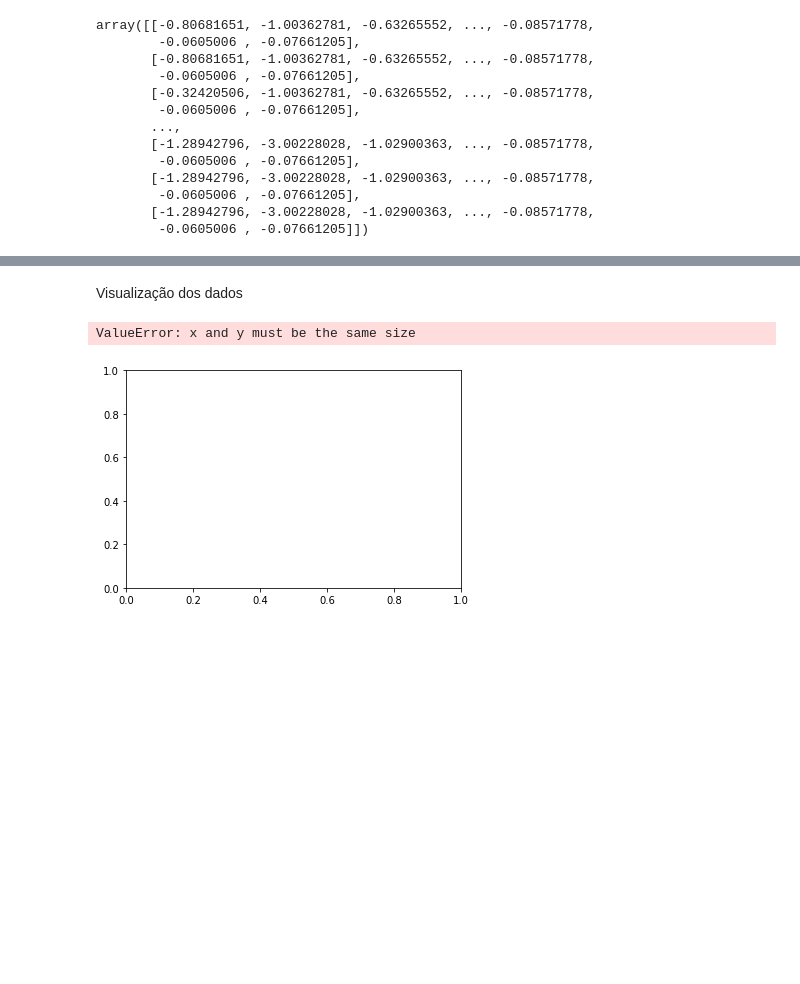
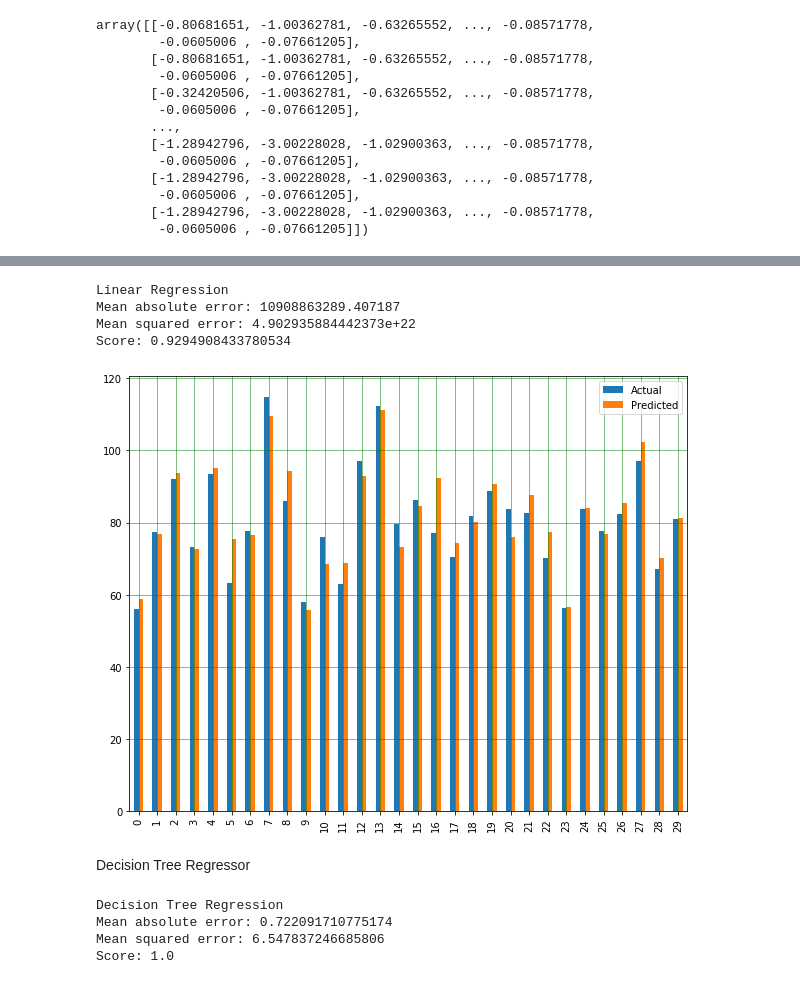
Before and after one commit to karinepestana/rpg-datasets-dissertacao, a Jupyter notebook: regressao.ipynb, the cells around one changed output, grey strips where cells are left out. Drawn from its saved outputs; the diff is of its cells as text; code cells hidden in the pictures; blank space fills up the shorter version.

```diff
--- a/regressao.ipynb
+++ b/regressao.ipynb
@@ -66,5 +74,4 @@ from sklearn.model_selection import train_test_split
 # %%
 Y = classe
 #separação dos dados para treino e teste
-x_treino, x_teste, y_treino, y_teste = train_test_split(
-    X, Y, test_size = 0.2, random_state = 0)
+x_treino, x_teste, y_treino, y_teste = train_test_split(X, Y, test_size = 0.3, random_state = 0)
@@ -80,23 +91,25 @@ previsoes = regressaoLinear.predict(x_teste)
-# %% [markdown]
-Visualização dos dados
-# %%
-import matplotlib.pyplot as plt
-plt.scatter(x_treino, y_treino)
-plt.plot(x_treino, regressor.predict(x_treino), color = 'red')
-previsoes = regressor.predict(x_teste)
-resultado = abs(y_teste - previsoes)
-resultado.mean()
-from sklearn.metrics import mean_absolute_error, mean_squared_error
-mae = mean_absolute_error(y_teste, previsoes)
-mse = mean_squared_error(y_teste, previsoes)
-plt.scatter(x_teste, y_teste)
-plt.plot(x_teste, regressor.predict(x_teste), color = 'red')
-regressor.score(x_teste, y_teste)
-
-plt.show()
-# %% [output]
-ValueError: x and y must be the same size
-[figure, removed]
+# %%
+print('Linear Regression')
+print("Mean absolute error: " + str(mae))
+print("Mean squared error: " + str(mse))
+print("Score: " + str(score))
+# %% [output]
+Linear Regression
+Mean absolute error: 10908863289.407187
+Mean squared error: 4.902935884442373e+22
+Score: 0.9294908433780534
+# %%
+y_pred = regressaoLinear.predict(x_teste)
+df = pd.DataFrame({'Actual': y_teste, 'Predicted': y_pred})
+df1 = df.head(30)
+df1.plot(kind='bar',figsize=(10,8))
+plt.grid(which='major', linestyle='-', linewidth='0.5', color='green')
+plt.grid(which='minor', linestyle=':', linewidth='0.5', color='black')
+plt.show()
+# %% [output]
+[figure, added]
+# %% [markdown]
+Decision Tree Regressor
 # %%
 from sklearn.tree import DecisionTreeRegressor
 # %%
@@ -106,0 +122,10 @@ previsoes = regressaoArvores.predict(x_teste)
+# %%
+print('Decision Tree Regression')
+print("Mean absolute error: " + str(mae))
+print("Mean squared error: " + str(mse))
+print("Score: " + str(score))
+# %% [output]
+Decision Tree Regression
+Mean absolute error: 0.722091710775174
+Mean squared error: 6.547837246685806
+Score: 1.0
```
Also changed, not shown: parts of 18 cells of this notebook.
